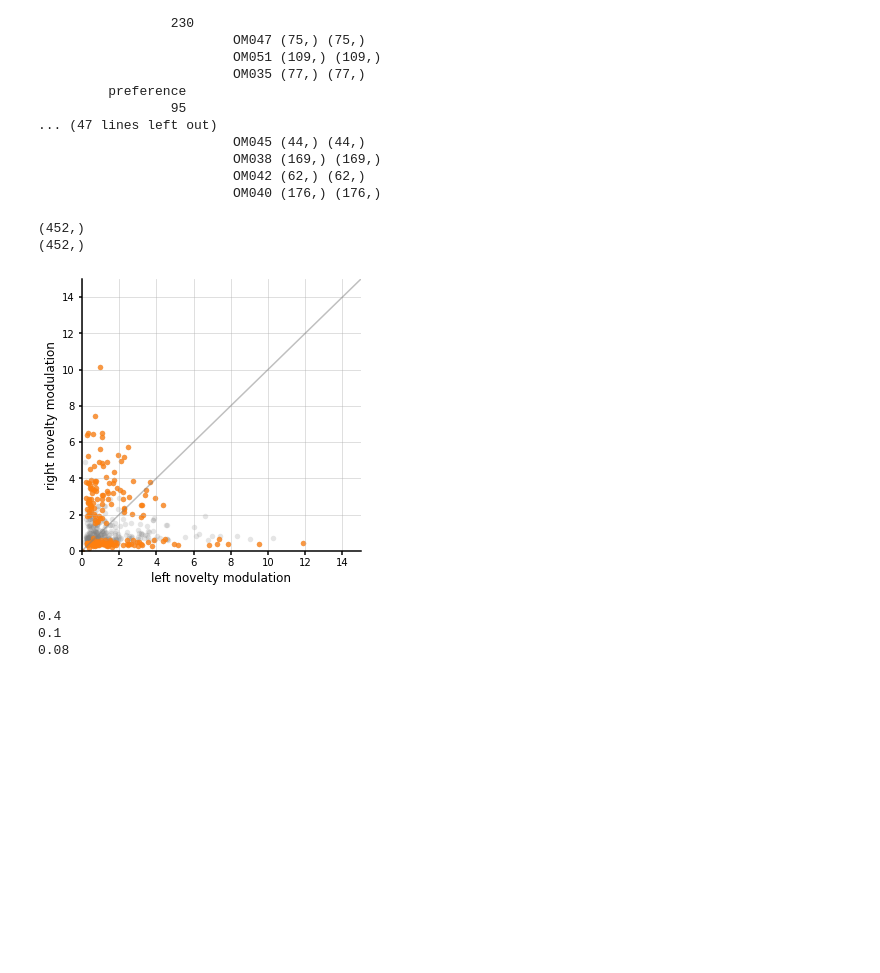
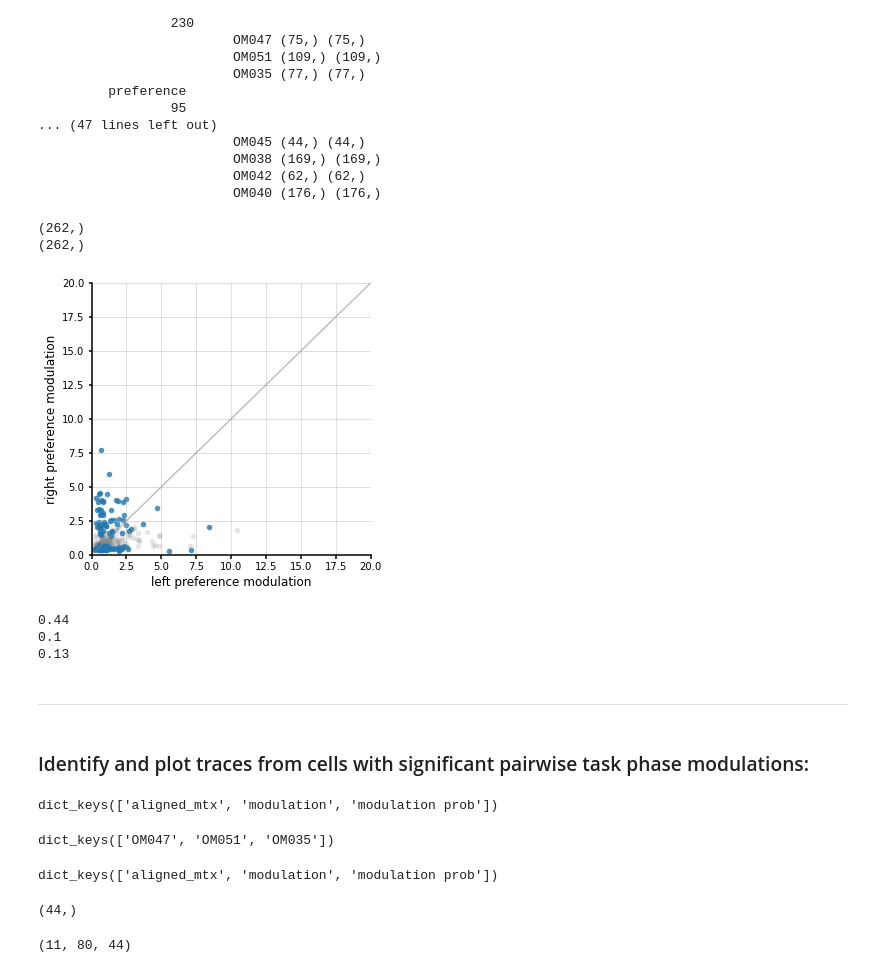
Before and after one commit to inscopix/astellas, a Jupyter notebook: astellas_modulation_sandbox.ipynb, the cells around one changed output. Cells and saved outputs as stored; diff of their text form; code cells hidden in the pictures; blank space fills up the shorter version.

```diff
--- a/astellas_modulation_sandbox.ipynb
+++ b/astellas_modulation_sandbox.ipynb
@@ -1139,7 +1139,7 @@ FMR1CTRL
                  COM
 # %%
 the_cond = 'FMR1KO'
-the_subj = 'OM040'
+the_subj = 'OM038'
 
 test_mtx = stat_dict[the_cond][the_subj]['trace_mtx']
 # %%
@@ -1185,11 +1185,11 @@ trial_time = np.arange(trace_mtx.shape[1])
 f,ax = plt.subplots(1,1,figsize = (20,10))
 
 ax.plot(trial_time, frac_out[0] * (trace_mtx.shape[0]/15), linewidth = 1)
-ax.plot(trial_time, (np.asarray(frac_prob)+1)*(trace_mtx.shape[0]/15), color = plt.get_cmap('tab10')(0), alpha=.5, linewidth=1)
+ax.plot(trial_time, (np.asarray(frac_prob)+1)*(trace_mtx.shape[0]/15), color = plt.get_cmap('tab10')(2), alpha=.5, linewidth=1)
 ax.hlines(np.asarray([0, .5, 1, 1.5])*(trace_mtx.shape[0]/15), xmin=0, xmax = len(frac_out[0]), color='salmon', alpha=.5)
 offset = 2*(trace_mtx.shape[0]/15)
 
-for i in range(int(np.shape(trace_mtx)[0]/10)):
+for i in range(int(np.shape(trace_mtx)[0])):
     #the_trace = data_mtx[i]
     the_trace = trace_mtx[i]
     ax.plot(trial_time, (the_trace/np.max(trace_mtx)) + offset, alpha=.5, linewidth=1, color='gray')
@@ -1679,40 +1683,64 @@ for cond in modulation_dict.keys():
                          OM042 (62,) (62,)
                          OM040 (176,) (176,)
 # %%
-conds = ['FMR1KO', 'FMR1KO']
-phases = ['novelty', 'novelty']
+conds = ['FMR1CTRL', 'FMR1CTRL']
+phases = ['preference', 'preference']
 sides = (95, 230)
 side_dict = {95:'left', 230:'right'}
 
 f,ax = plt.subplots(1,1,figsize=(5,5))
 vect_1 = modulation_dict[conds[0]][phases[0]][sides[0]]['mod']
 vect_2 = modulation_dict[conds[1]][phases[1]][sides[1]]['mod']
 print(vect_1.shape)
 print(vect_2.shape)
 sig_idx = np.intersect1d(np.argwhere(modulation_dict[conds[0]][phases[0]][sides[1]]['prob']<=p_thresh),
                      np.argwhere(modulation_dict[conds[1]][phases[1]][sides[1]]['prob']<=p_thresh))
 pos_pos = [i for i in sig_idx if (vect_1[i]>1 and vect_2[i]>1)]
 neg_neg = [i for i in sig_idx if (vect_1[i]<1 and vect_2[i]<1)]
 
 ax.scatter(vect_1, vect_2, s=30, color='gray', alpha=.2, linewidth=0)
 ax.scatter(vect_1[sig_idx], vect_2[sig_idx], s=30, color=cdict[conds[0]], alpha=.75, linewidth=0)
 
 twoaxis(ax)
 #ax.set_title('{}\n{}\n{}'.format(round(len(sig_idx)/len(vect_1),2), round(len(pos_pos)/len(vect_1),2), round(len(neg_neg)/len(vect_1),2)))
 
 ax.set_xlabel('{} modulation'.format(side_dict[sides[0]] + ' '+phases[0]), fontsize=12)
 ax.set_ylabel('{} modulation'.format(side_dict[sides[1]] + ' '+phases[1]), fontsize=12)
-ax.plot([0,15],[0,15], color='gray', alpha=.5)
-ax.set_xlim(0,15)
-ax.set_ylim(0,15)
+ax.plot([0,20],[0,20], color='gray', alpha=.5)
+ax.set_xlim(0,20)
+ax.set_ylim(0,20)
 ax.grid('on', alpha=.5)
 plt.show()
 
 print('{}\n{}\n{}'.format(round(len(sig_idx)/len(vect_1),2), round(len(pos_pos)/len(vect_1),2), round(len(neg_neg)/len(vect_1),2)))
 # %% [output]
-(452,)
-(452,)
+(262,)
+(262,)
-[figure, old version]
+[figure, new version]
-0.4
+0.44
 0.1
-0.08
+0.13
+# %% [markdown]
+***
+# %% [markdown]
+### Identify and plot traces from cells with significant pairwise task phase modulations:
+# %%
+dict_out['preference']['FMR1KO']['OM045'][95]['entry frames'].keys()
+# %% [output]
+dict_keys(['aligned_mtx', 'modulation', 'modulation prob'])
+# %%
+dict_out['preference']['FMR1CTRL'].keys()
+# %% [output]
+dict_keys(['OM047', 'OM051', 'OM035'])
+# %%
+dict_out['preference']['FMR1KO']['OM045'][95]['entry frames'].keys()
+# %% [output]
+dict_keys(['aligned_mtx', 'modulation', 'modulation prob'])
+# %%
+dict_out['preference']['FMR1KO']['OM045'][95]['entry frames']['modulation prob'].shape
+# %% [output]
+(44,)
+# %%
+dict_out['preference']['FMR1KO']['OM045'][95]['entry frames']['aligned_mtx'].shape
+# %% [output]
+(11, 80, 44)
```
Also changed, not shown: parts of 12 cells of this notebook.
